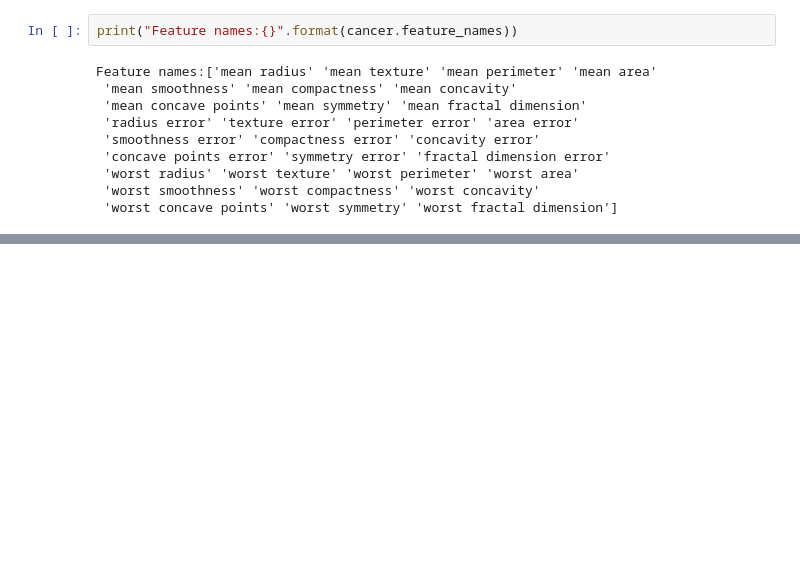
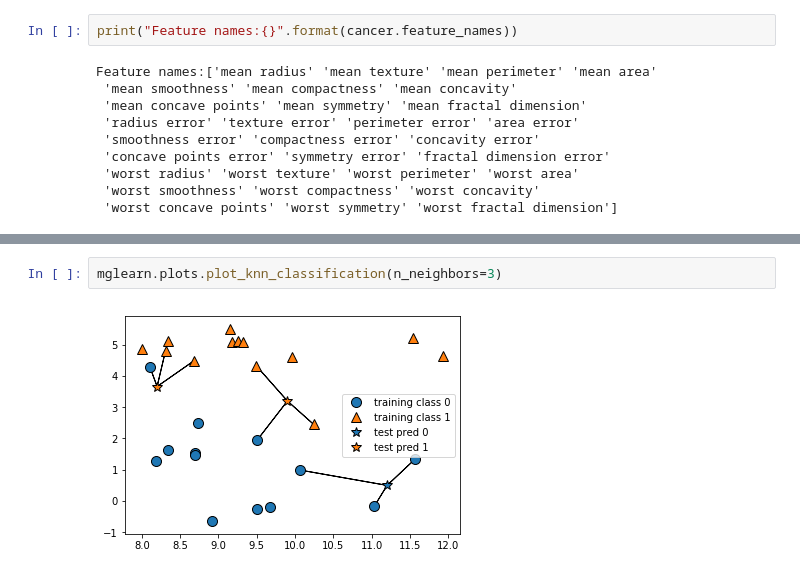
Before and after one commit to devkunii/knowledge, a Jupyter notebook: machine-learning/Pythonではじめる機械学習/2章_教師あり学習/03_教師あり機械学習アルゴリズム.ipynb, the cells around one changed output, grey strips where cells are left out. Cells and saved outputs as stored; diff of their text form; blank space fills up the shorter version.

```diff
--- a/machine-learning/Pythonではじめる機械学習/2章_教師あり学習/03_教師あり機械学習アルゴリズム.ipynb
+++ b/machine-learning/Pythonではじめる機械学習/2章_教師あり学習/03_教師あり機械学習アルゴリズム.ipynb
@@ -137,0 +257,4 @@ Feature names:['mean radius' 'mean texture' 'mean perimeter' 'mean area'
+# %%
+mglearn.plots.plot_knn_classification(n_neighbors=3)
+# %% [output]
+[figure, added]
```
Also changed, not shown: parts of 31 cells of this notebook.
